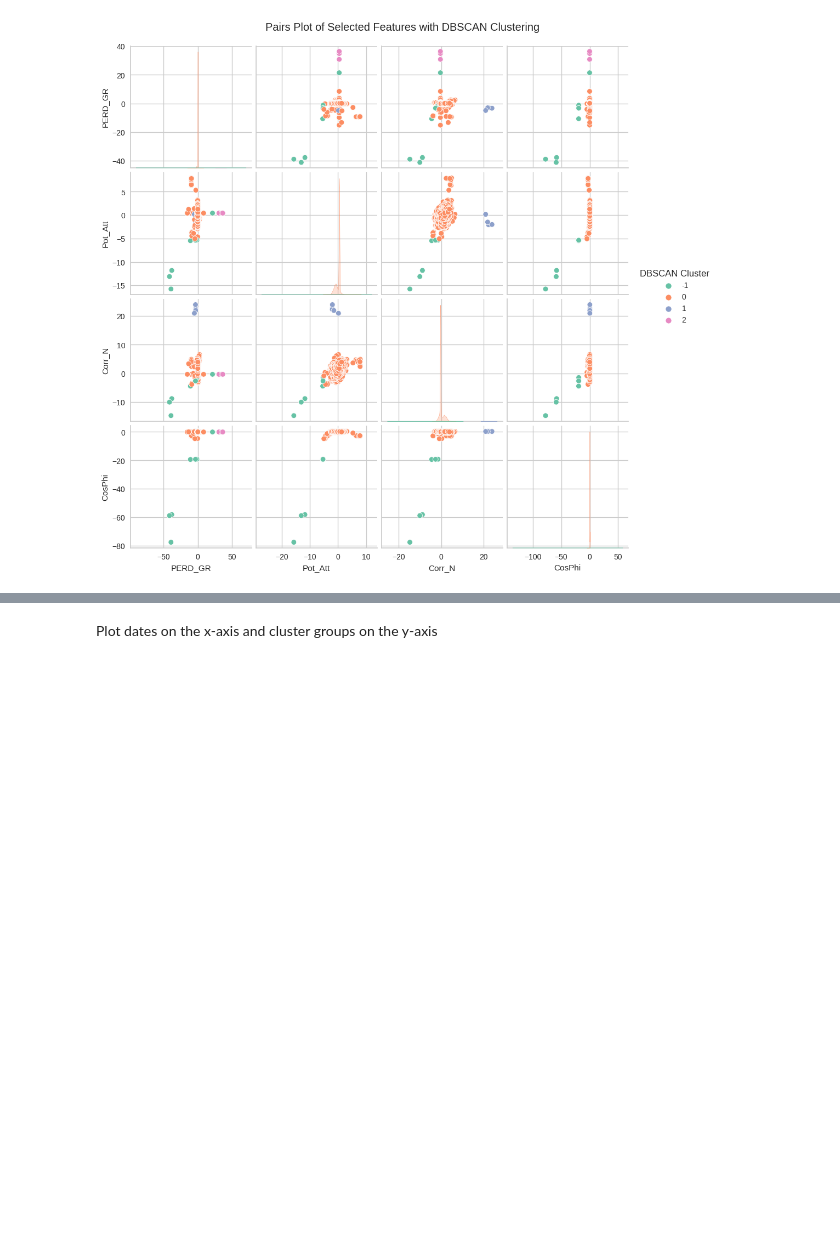
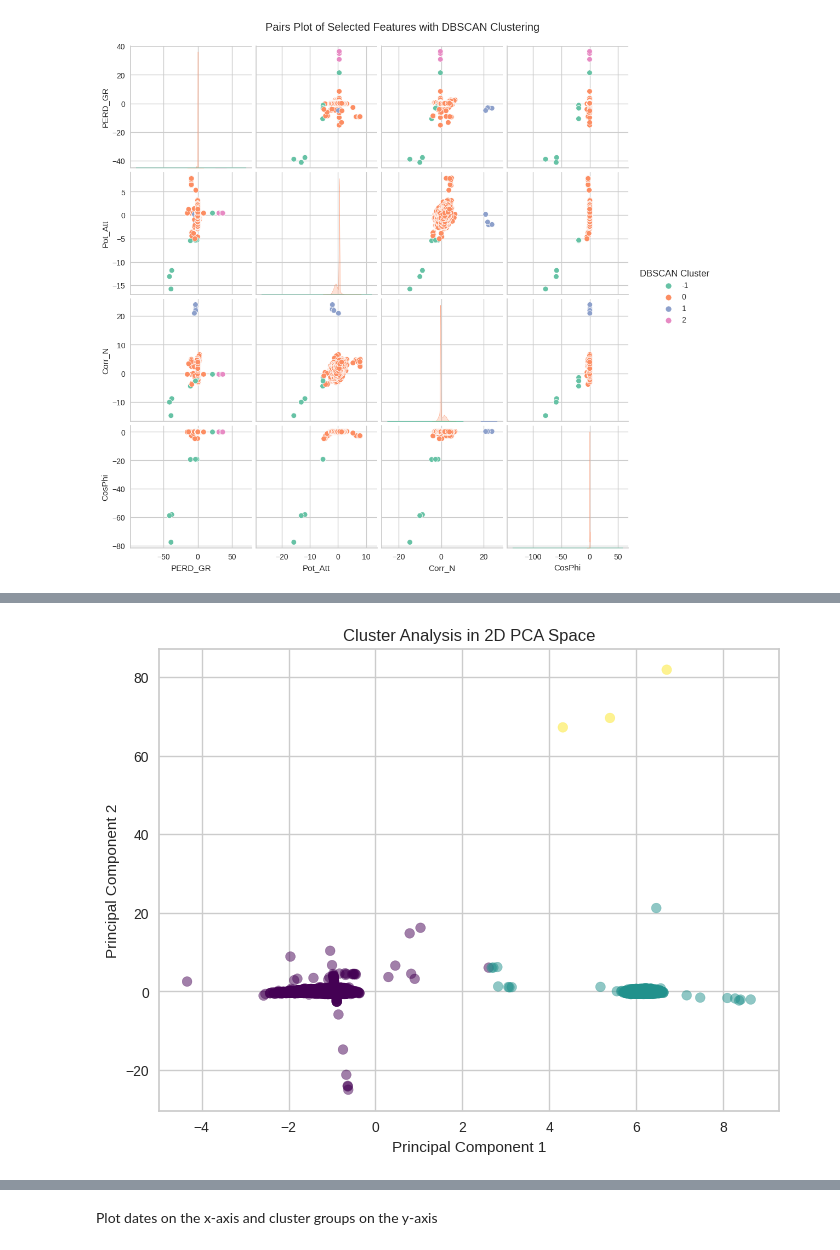
Before and after one commit to Matt17BR/ml4ds2324_cluster_analysis, a Jupyter notebook: scripts/cluster_analysis.ipynb, the cells around one changed output, grey strips where cells are left out. Saved outputs shown, nothing was run; the diff lists cells and outputs as text; code cells hidden in the pictures; blank space fills up the shorter version.

```diff
--- a/scripts/cluster_analysis.ipynb
+++ b/scripts/cluster_analysis.ipynb
@@ -140,0 +222,17 @@ plt.show()
+# %%
+from sklearn.decomposition import PCA
+
+# Performing PCA with 2 components
+pca = PCA(n_components=2, random_state=123)
+df_reduced = pca.fit_transform(data_clustering)
+
+# Plotting the results
+plt.figure(figsize=(8, 6))
+plt.scatter(df_reduced[:, 0], df_reduced[:, 1], c=plotting_df['K-Means Cluster'], alpha=0.5, cmap='viridis')
+plt.xlabel('Principal Component 1')
+plt.ylabel('Principal Component 2')
+plt.title('Cluster Analysis in 2D PCA Space')
+plt.grid(True)
+plt.show()
+# %% [output]
+[figure, added]
```
Also changed, not shown: parts of 5 cells of this notebook, 1 other file.
